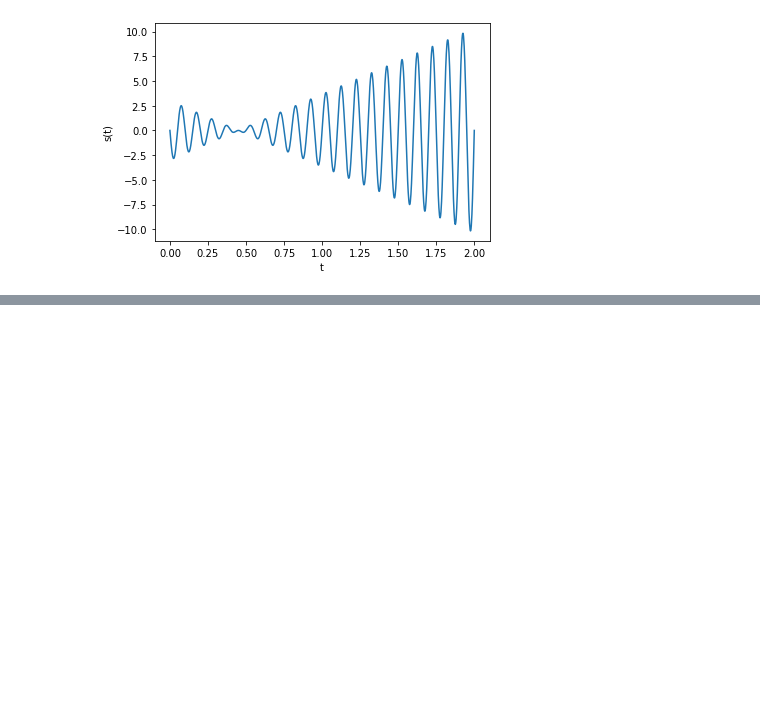
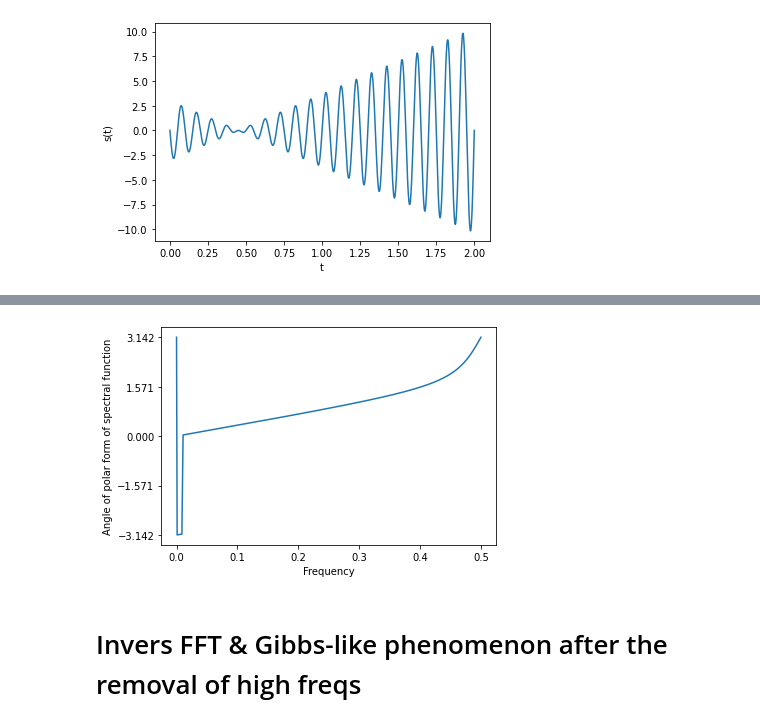
Before and after one commit to 8const/signal_processing, a Jupyter notebook: signal_processing.ipynb, the cells around one changed output, grey strips where cells are left out. Saved outputs shown, nothing was run; the diff lists cells and outputs as text; code cells hidden in the pictures; blank space fills up the shorter version.

Commit message:
done inverse fft

```diff
--- a/signal_processing.ipynb
+++ b/signal_processing.ipynb
@@ -100,0 +111,15 @@ ax.set_xlim(0, 0.05)
+# %%
+Y = rfft(y)
+freqs = rfftfreq(len(y))
+
+fig, ax = plt.subplots()
+
+ax.plot(freqs, np.angle(Y))
+ax.set_xlabel('Frequency')
+ax.set_ylabel('Angle of polar form of spectral function')
+plt.yticks([-np.pi, -np.pi / 2, 0, np.pi / 2, np.pi])
+plt.show()
+# %% [output]
+[figure, added]
+# %% [markdown]
+# Invers FFT & Gibbs-like phenomenon after the removal of high freqs
```
Also changed, not shown: parts of 15 cells of this notebook.
